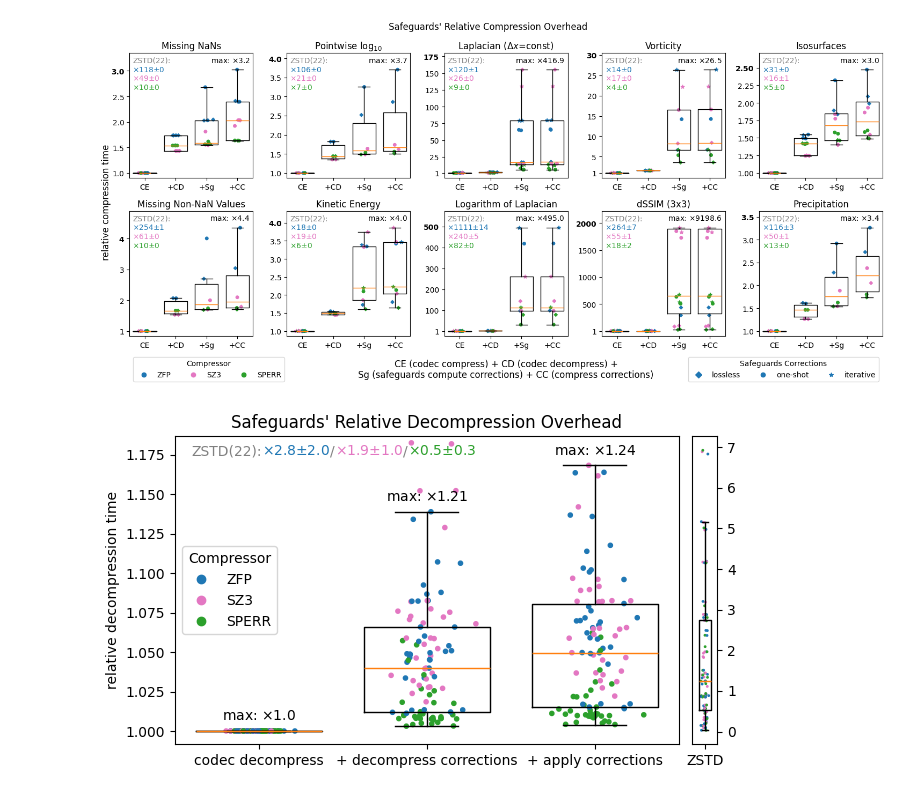
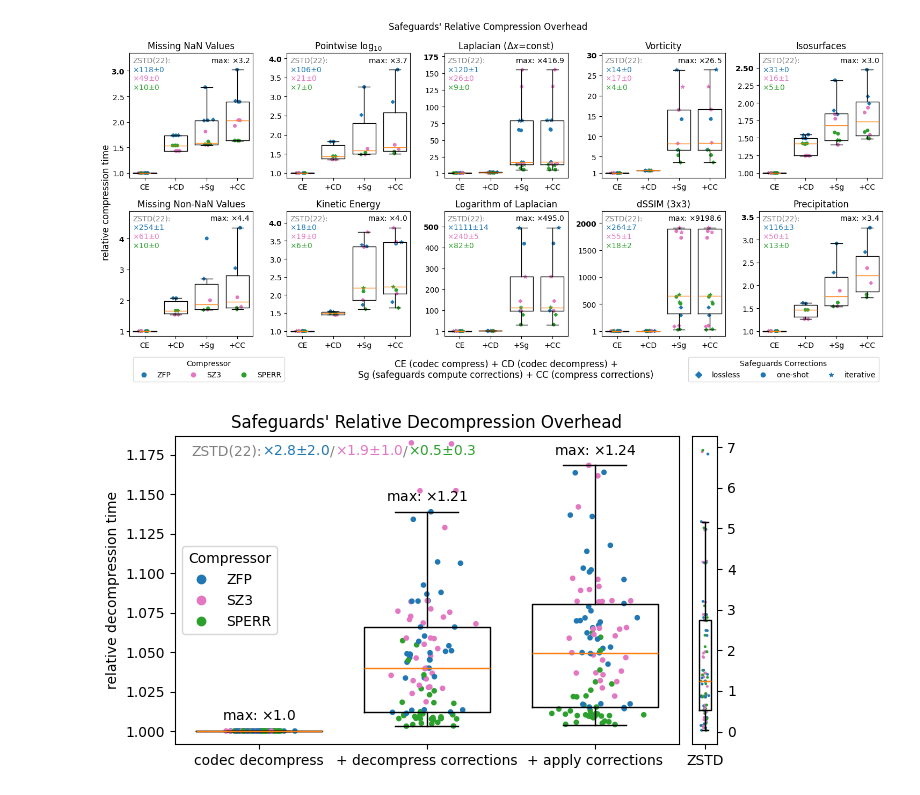
Before and after one commit to juntyr/compression-safeguards, a Jupyter notebook: examples/summary.ipynb, the cells around one changed output. Saved outputs shown, nothing was run; the diff lists cells and outputs as text; code cells hidden in the pictures.

Commit message:
Draft EGU26 poster plots

```diff
--- a/examples/summary.ipynb
+++ b/examples/summary.ipynb
@@ -24,7 +24,7 @@ gs = GridSpec(3, 5, figure=fig, height_ratios=[1, 1, 0.0])
 
 for i, (name, title) in enumerate(
     {
-        "nan.json": "Missing NaNs",
+        "nan.json": "Missing NaN Values",
         "missing.json": "Missing Non-NaN Values",
         "specific-humidity-log10.json": r"Pointwise $\log_{10}$",
         "kinetic-energy.json": "Kinetic Energy",
@@ -110,14 +110,6 @@ for i, (name, title) in enumerate(
         # - radial Laplacian with the 3rd error bound
         if lossless_for_corrections_encode_timing is None:
             continue
-
-        (safeguarded_decode_timing,) = result["decode_timing"][
-            observe.json_hash(result["codec"])
-        ]
-        # corrections lossless codec may be skipped if no corrections are needed
-        (lossless_for_corrections_decode_timing,) = result["decode_timing"].get(
-            observe.json_hash(result["codec"]["lossless"]["for_corrections"]), [0]
-        )
 
         scatter_colors.append(colors[codec_id])
         is_iteratives.append(is_iterative and not is_lossless)
@@ -343,35 +335,37 @@ ax.legend(
         mpl.lines.Line2D(
             [0],
             [0],
             marker="*",
             color="none",
             markerfacecolor=colors["zfp.rs"],
             markeredgecolor=colors["zfp.rs"],
             label="iterative",
         ),
     ],
     ncol=3,
     loc="center right",
     title="Safeguards Corrections",
 )
 ax.add_artist(l1)
 ax.text(
     0.5,
     0.5,
     "CE (codec compress) + CD (codec decompress) +\nSg (safeguards compute corrections) + CC (compress corrections)",
     ha="center",
     va="center",
     transform=ax.transAxes,
     fontsize="large",
 )
 
 plt.tight_layout()
 
-plt.savefig(Path("plots") / "summary-overhead-compression.pdf", dpi=300)
+plt.savefig(
+    Path("plots") / "summary-overhead-compression.pdf", dpi=300, transparent=True
+)
 
 plt.show()
 # %% [output]
-[figure, old version]
+[figure, new version]
 # %%
 fig, (ax, ax2) = plt.subplots(
     1, 2, figsize=(7, 4), width_ratios=[20, 1], gridspec_kw=dict(wspace=0.05)
```
Also changed, not shown: parts of 3 cells of this notebook, 1 other file.
